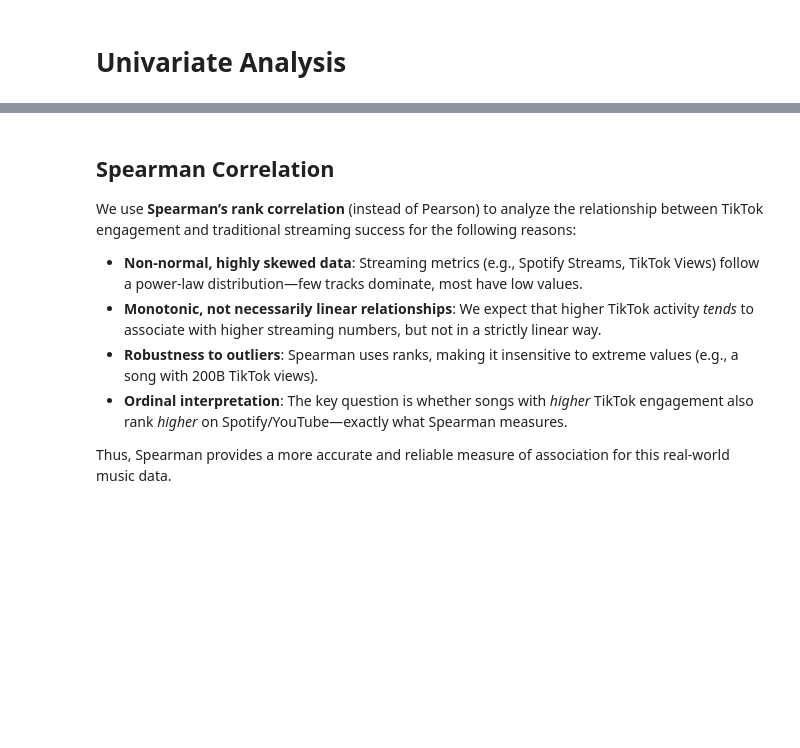
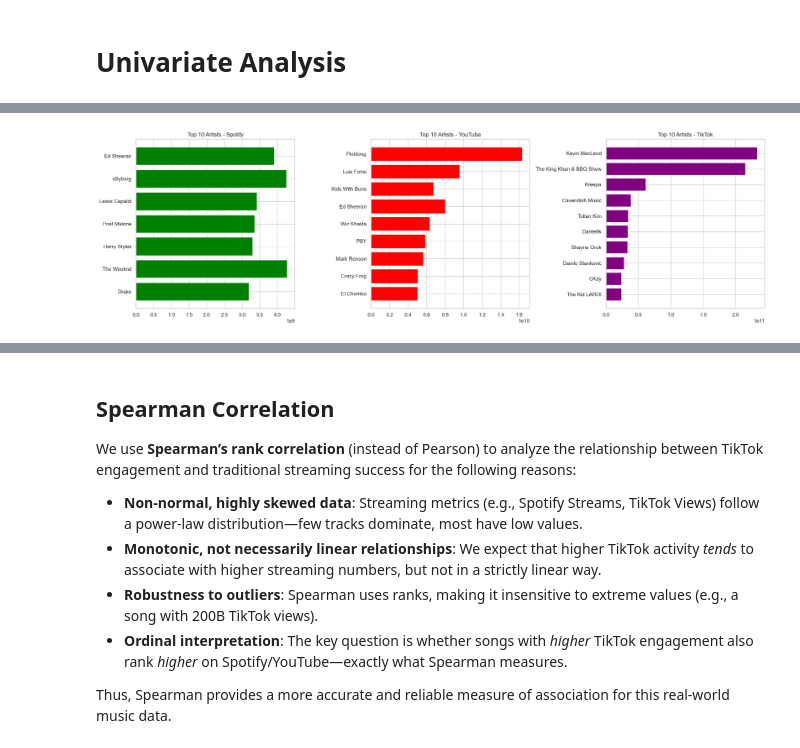
Before and after one commit to iKebb/Ironhack_Project02_SQL, a Jupyter notebook: main.ipynb, the cells around one changed output, grey strips where cells are left out. Saved outputs shown, nothing was run; the diff lists cells and outputs as text; code cells hidden in the pictures; blank space fills up the shorter version.

```diff
--- a/main.ipynb
+++ b/main.ipynb
@@ -346,0 +379,22 @@ plot_top_10(df, "TikTok Views", "Track", "Top 10 Songs on TikTok", color="purple
+# %%
+fig, axes= plt.subplots(1, 3, figsize=(20, 6))
+
+# Spotify
+spotify_artists= df.nlargest(10, "Spotify Streams").sort_values("Spotify Streams", ascending=True)
+axes[0].barh(spotify_artists["Artist"], spotify_artists["Spotify Streams"], color="green")
+axes[0].set_title("Top 10 Artists - Spotify")
+
+# YouTube
+youtube_artists= df.nlargest(10, "YouTube Views").sort_values("YouTube Views", ascending=True)
+axes[1].barh(youtube_artists["Artist"], youtube_artists["YouTube Views"], color="red")
+axes[1].set_title("Top 10 Artists - YouTube")
+
+# TikTok
+tiktok_artists= df.nlargest(10, "TikTok Views").sort_values("TikTok Views", ascending=True)
+axes[2].barh(tiktok_artists["Artist"], tiktok_artists["TikTok Views"], color="purple")
+axes[2].set_title("Top 10 Artists - TikTok")
+
+plt.tight_layout()
+plt.show()
+# %% [output]
+[figure, added]
```
Also changed, not shown: parts of 47 cells of this notebook.
